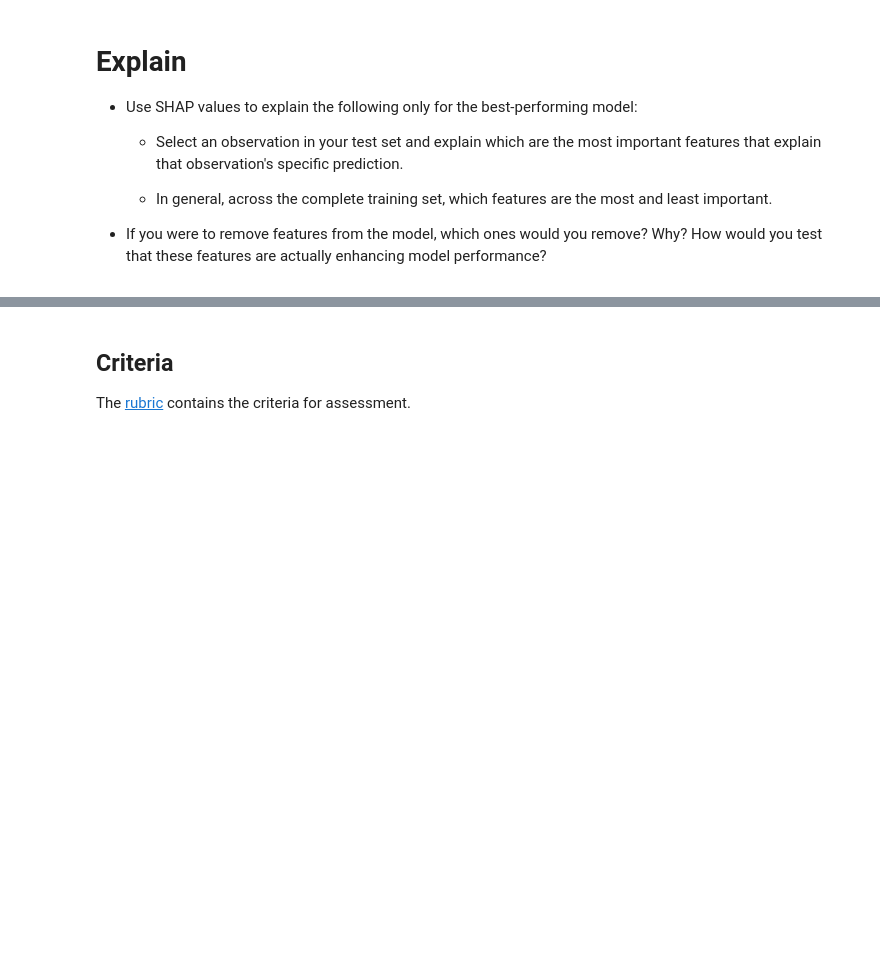
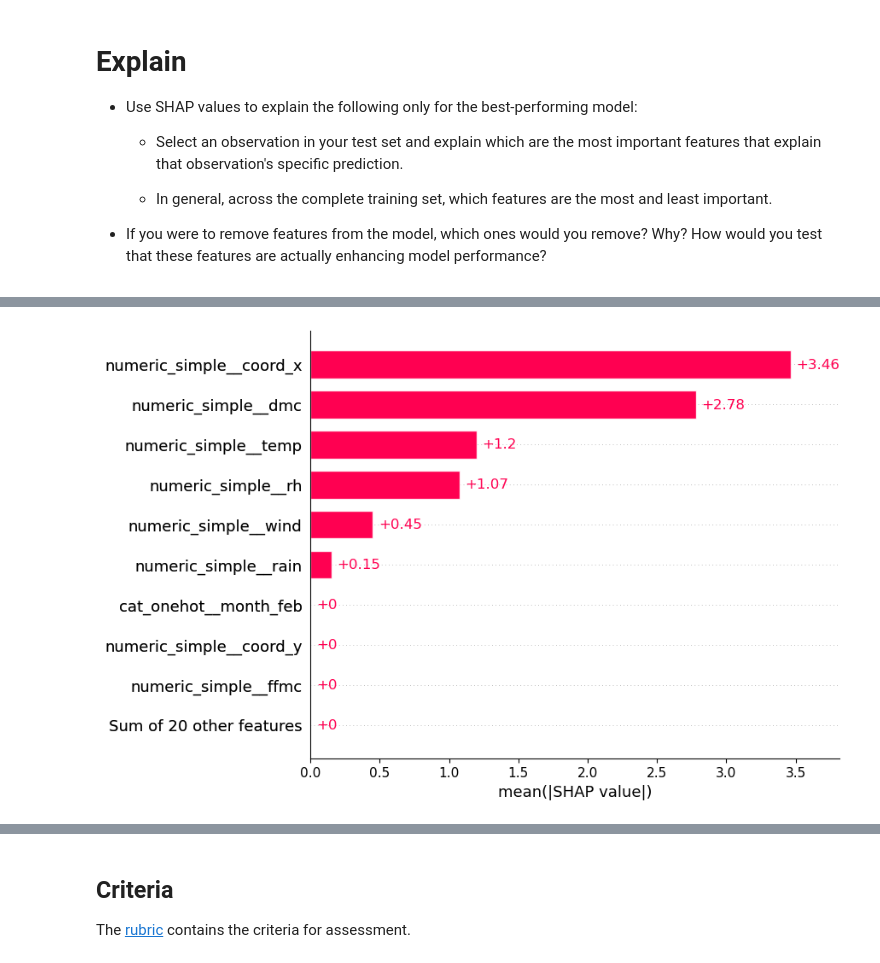
Before and after one commit to omaralfaqih6/production, a Jupyter notebook: 02_activities/assignments/assignment_2.ipynb, the cells around one changed output, grey strips where cells are left out. Cells and saved outputs as stored; diff of their text form; code cells hidden in the pictures; blank space fills up the shorter version.

```diff
--- a/02_activities/assignments/assignment_2.ipynb
+++ b/02_activities/assignments/assignment_2.ipynb
@@ -817,0 +795,5 @@ array([[ 0.62069822,  0.5967333 , -1.64852641, ...,  0.        ,
+# %%
+# shap.waterfall_plot(shap_values)
+shap.plots.bar(shap_values)
+# %% [output]
+[figure, added]
```
Also changed, not shown: parts of 16 cells of this notebook.
